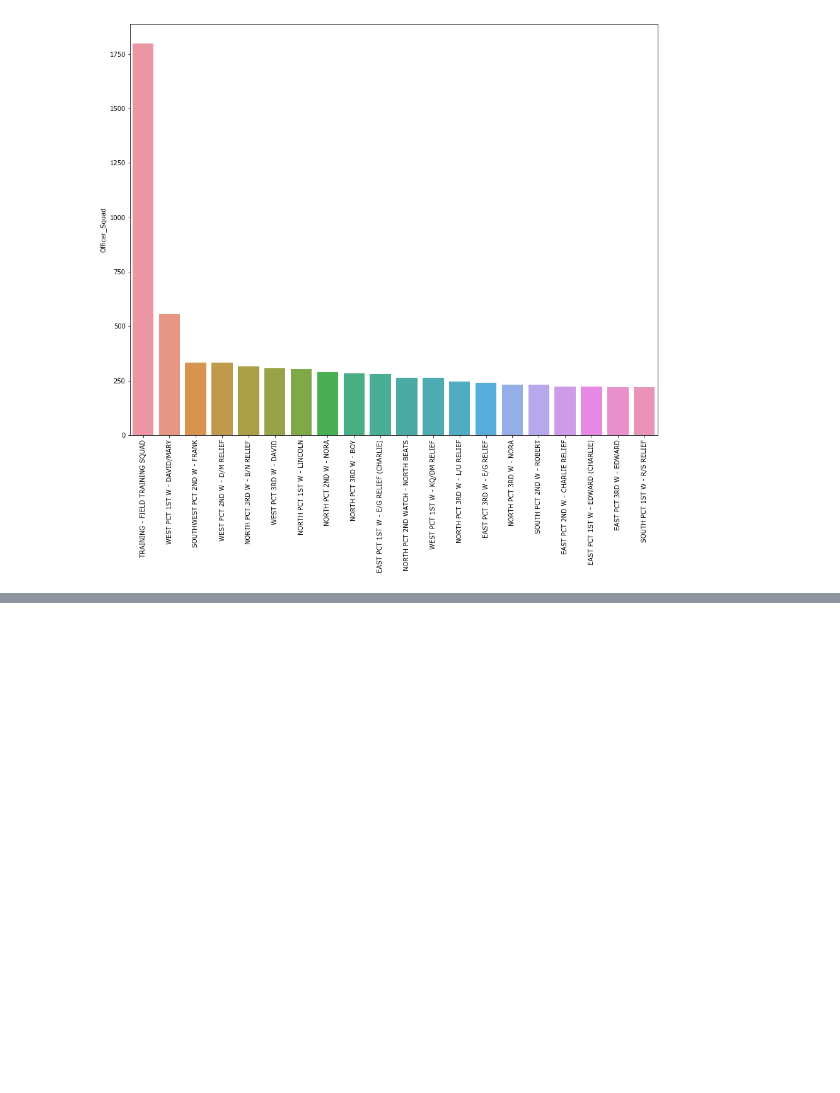
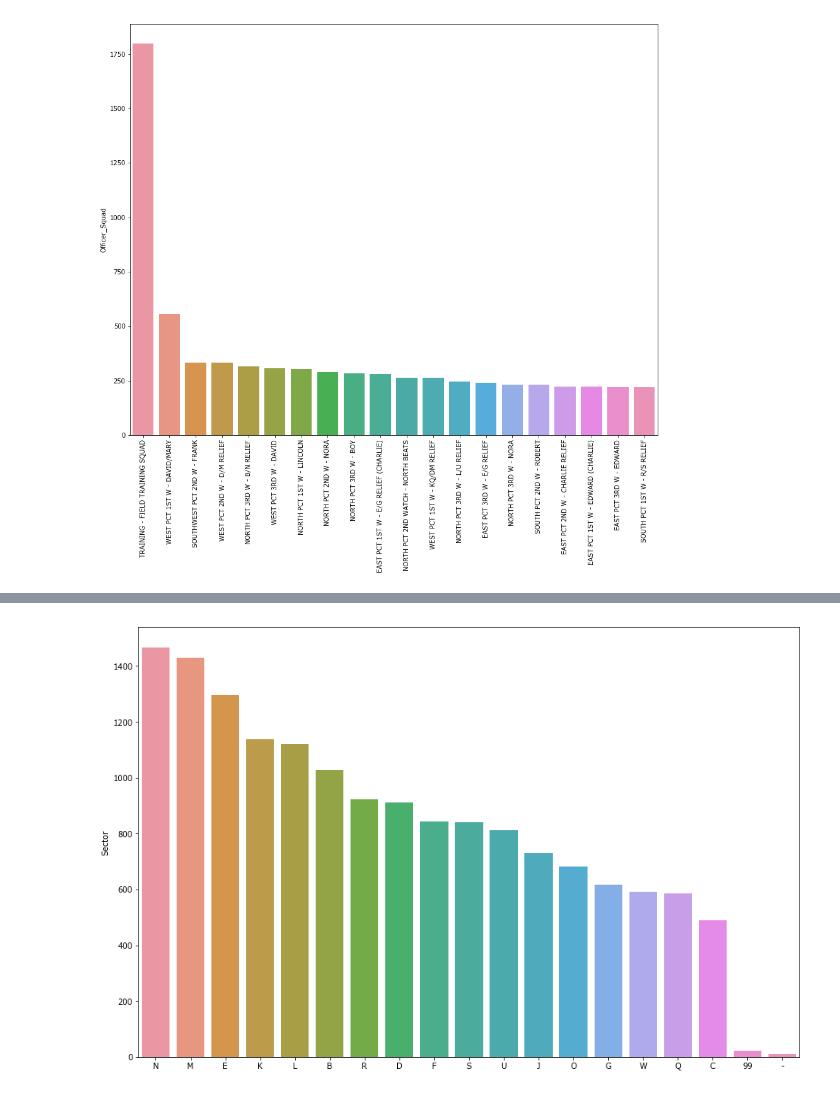
Before and after one commit to matheuswd/data-analysis, a Jupyter notebook: seattle-terry-stops/Terry Stops Analysis.ipynb, the cells around one changed output, grey strips where cells are left out. Drawn from its saved outputs; the diff is of its cells as text; code cells hidden in the pictures; blank space fills up the shorter version.

```diff
--- a/seattle-terry-stops/Terry Stops Analysis.ipynb
+++ b/seattle-terry-stops/Terry Stops Analysis.ipynb
@@ -641,0 +649,15 @@ plt.show()
+# %%
+fig, ax = plt.subplots()
+fig.set_size_inches(15,10)
+
+x_sector = df.Sector.value_counts().index
+y_sector = df.Sector.value_counts()
+
+graph_sectors = sns.barplot(x=x_sector, y=y_sector, data=df)
+
+# for label in graph_sectors.get_xticklabels():
+#     label.set_rotation(45)
+
+plt.show()
+# %% [output]
+[figure, added]
```
Also changed, not shown: parts of 3 cells of this notebook.
